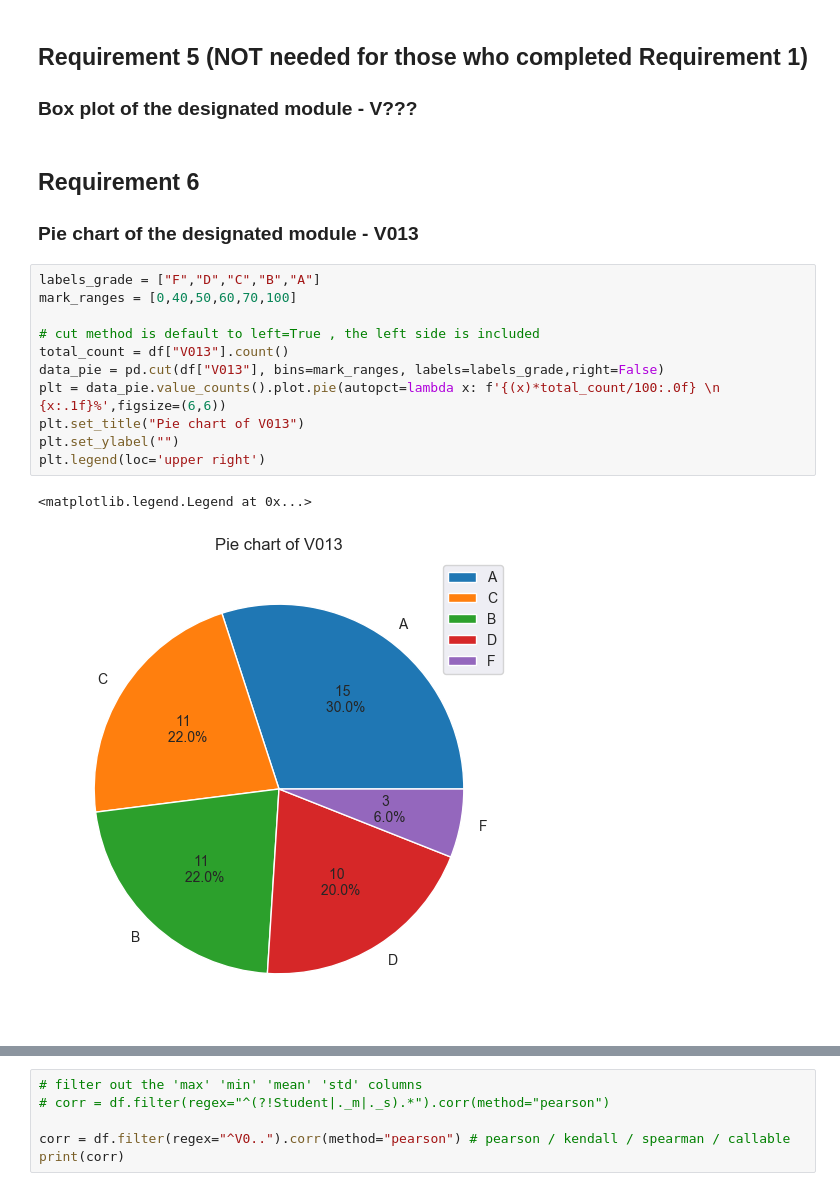
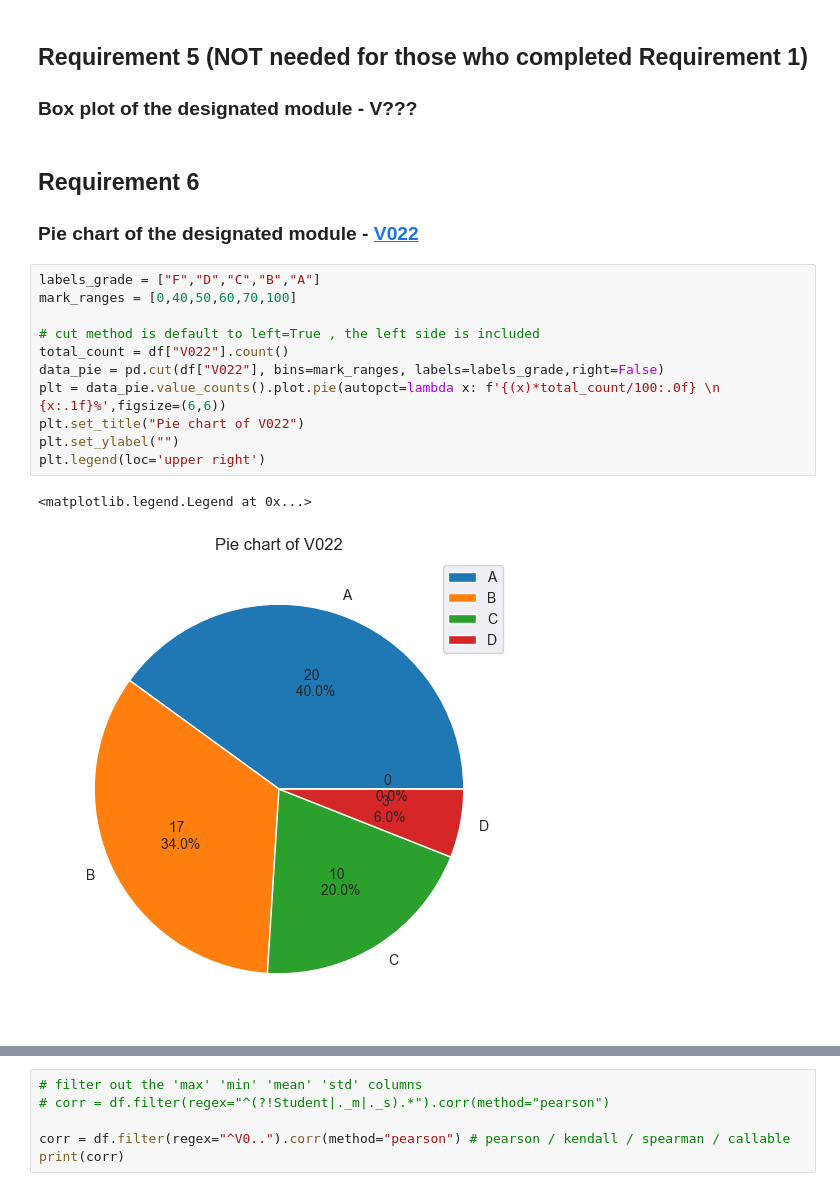
Before and after one commit to stop1204/EEE4463, a Jupyter notebook: Labs/Lab6/HE_HUA_LIANG_Lab6.ipynb, the cells around one changed output, grey strips where cells are left out. Drawn from its saved outputs; the diff is of its cells as text.

```diff
--- a/Labs/Lab6/HE_HUA_LIANG_Lab6.ipynb
+++ b/Labs/Lab6/HE_HUA_LIANG_Lab6.ipynb
@@ -141,21 +148,21 @@ for label in plt.patches:
 ### Box plot of the designated module - V???
 # %% [markdown]
 ## Requirement 6
-### Pie chart of the designated module - V013
+### Pie chart of the designated module - [V022]()
 # %%
 labels_grade = ["F","D","C","B","A"]
 mark_ranges = [0,40,50,60,70,100]
 
 # cut method is default to left=True , the left side is included
-total_count = df["V013"].count()
-data_pie = pd.cut(df["V013"], bins=mark_ranges, labels=labels_grade,right=False)
+total_count = df["V022"].count()
+data_pie = pd.cut(df["V022"], bins=mark_ranges, labels=labels_grade,right=False)
 plt = data_pie.value_counts().plot.pie(autopct=lambda x: f'{(x)*total_count/100:.0f} \n {x:.1f}%',figsize=(6,6))
-plt.set_title("Pie chart of V013")
+plt.set_title("Pie chart of V022")
 plt.set_ylabel("")
 plt.legend(loc='upper right')
 # %% [output]
 <matplotlib.legend.Legend at 0x...>
-[figure, old version]
+[figure, new version]
 # %% [markdown]
 ## Requirement 7A
 ### Underlying relationship 1
```
Also changed, not shown: parts of 8 cells of this notebook, 3 other files.
